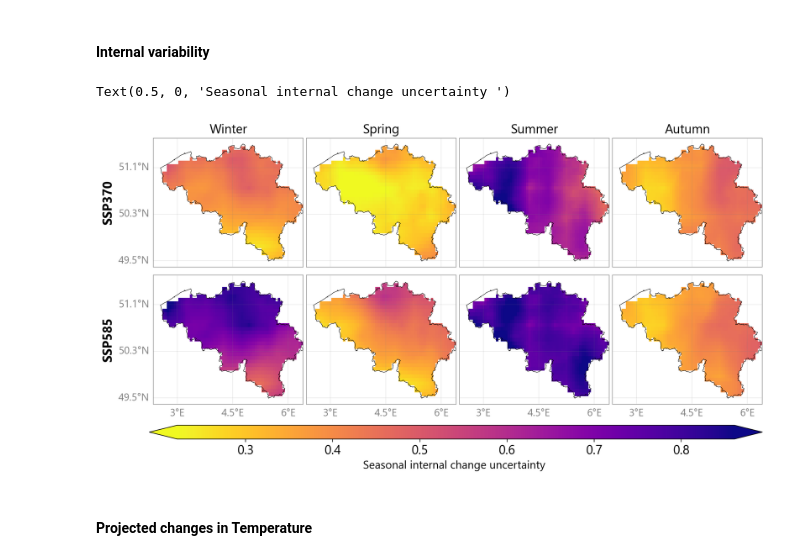
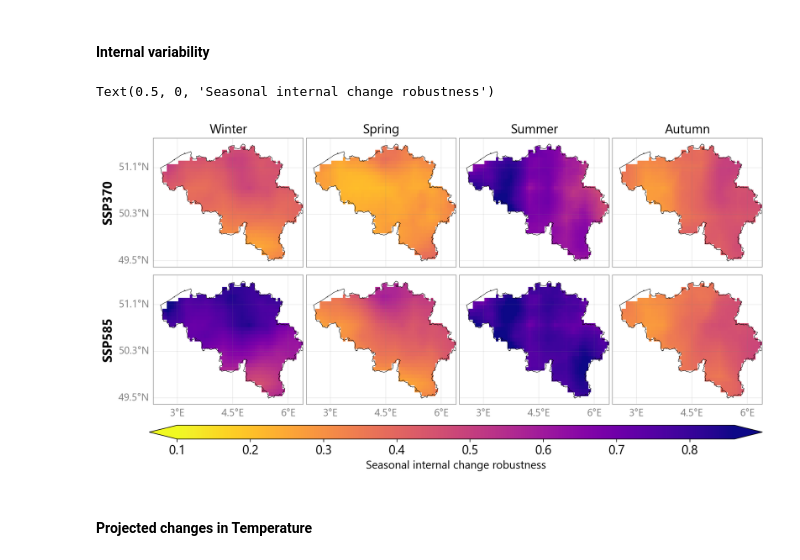
Before and after one commit to klekarkar/pre_post_process_mHM, a Jupyter notebook: scenario_hydromet_ISIMIP.ipynb, the cells around one changed output. Saved outputs shown, nothing was run; the diff lists cells and outputs as text; code cells hidden in the pictures.

```diff
--- a/scenario_hydromet_ISIMIP.ipynb
+++ b/scenario_hydromet_ISIMIP.ipynb
@@ -472,7 +472,7 @@ def plot_ensemble_stats(ensemble_stats, scenarios, seasons, ensemble_stat, shp,
             if ensemble_stat in ['snr_model', 'ens_mean_imv', 'ens_median_imv'] and snr_thresh is not None:
                 im = da.sel(season=s).where(da.sel(season=s) >= snr_thresh).plot(
                     ax=ax, cmap=cmap, add_colorbar=False,
-                    vmin=vmin, vmax=vmax, transform=ccrs.PlateCarree()
+                    vmin=snr_thresh, vmax=vmax, transform=ccrs.PlateCarree()
                 )
             else:
                 im = da.sel(season=s).plot(
@@ -601,14 +602,14 @@ for scenario in ['ssp370', 'ssp585']:
 # %%
 scenarios = ['ssp370', 'ssp585']
 
 fig, axes, cb = plot_ensemble_stats(ens_scenario_ine_snr, scenarios,
                                      seasons, 'ens_mean_imv', be_shp,
                                        cmap='plasma_r', snr_thresh=0.1)
 
-cb.ax.set_xlabel('Seasonal internal change uncertainty ', fontsize=14)
+cb.ax.set_xlabel('Seasonal internal change robustness', fontsize=14)
 # %% [output]
-Text(0.5, 0, 'Seasonal internal change uncertainty ')
+Text(0.5, 0, 'Seasonal internal change robustness')
-[figure, old version]
+[figure, new version]
 # %% [markdown]
 #### Projected changes in Temperature
 # %%
```
Also changed, not shown: parts of 1 cell of this notebook, 19 other files.
